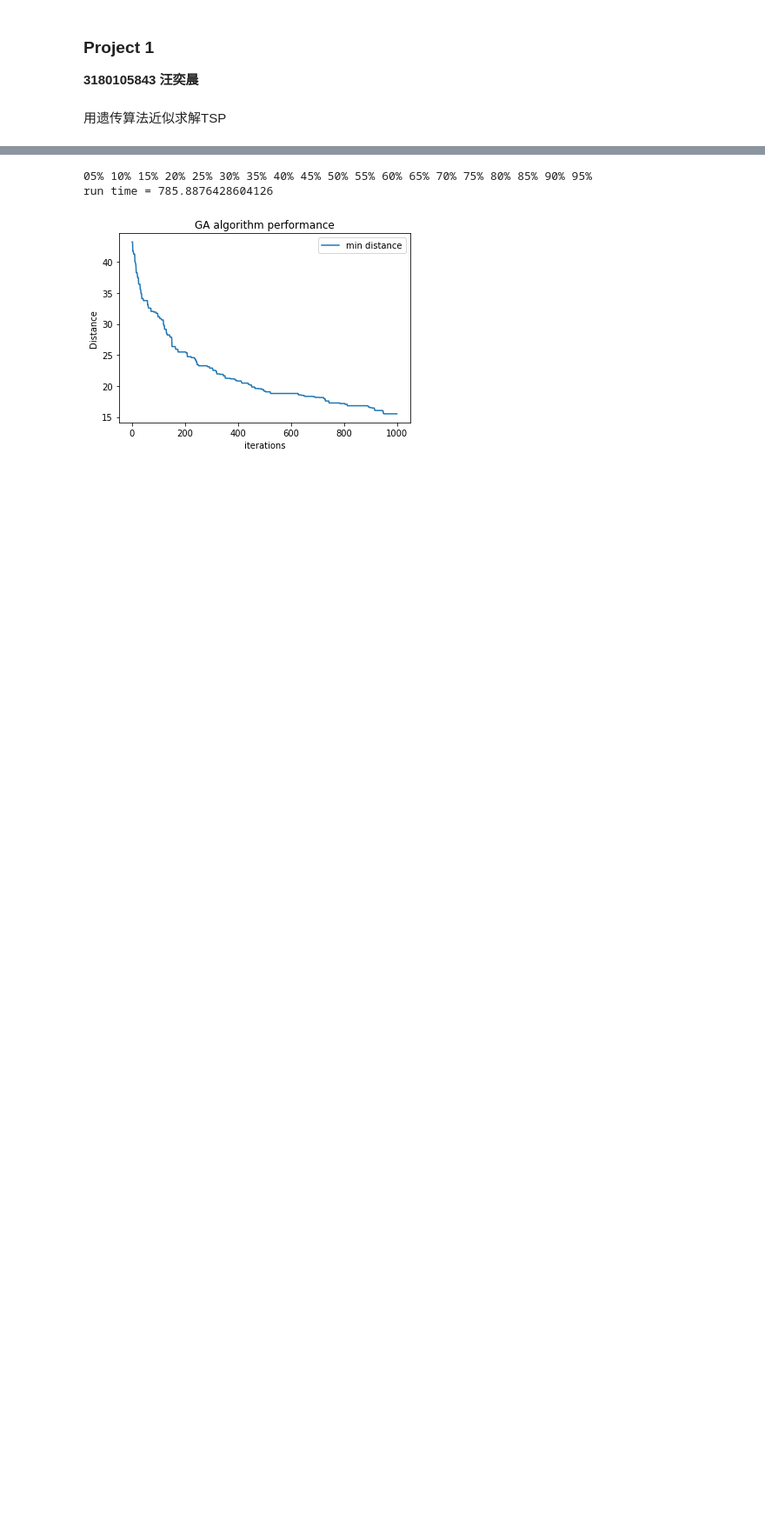
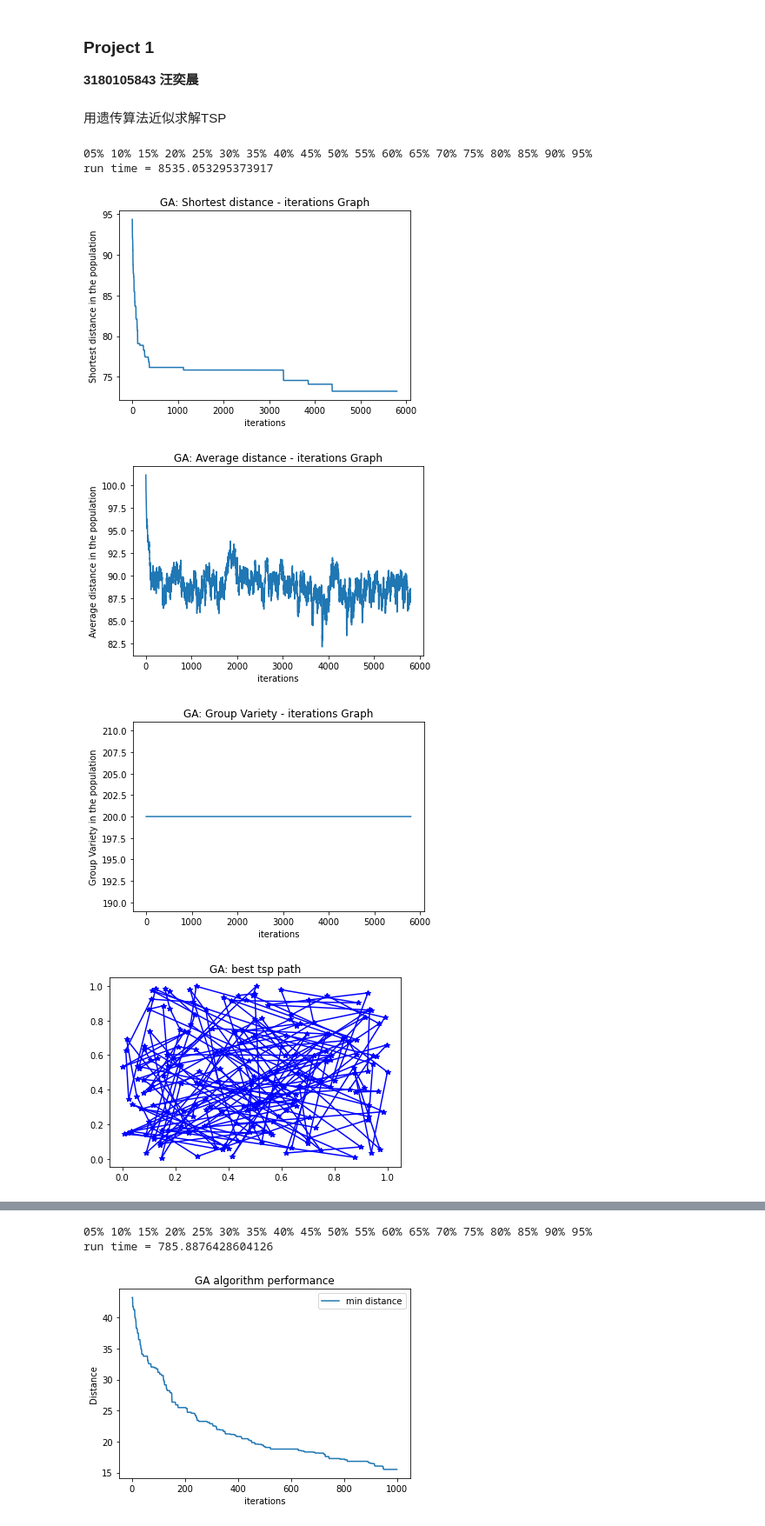
Before and after one commit to handsome12138/ComputerSimulationGit, a Jupyter notebook: Homework/proj1/proj1.ipynb, the cells around one changed output, grey strips where cells are left out. Shown at 87% size. Drawn from its saved outputs; the diff is of its cells as text; code cells hidden in the pictures; blank space fills up the shorter version.

```diff
--- a/Homework/proj1/proj1.ipynb
+++ b/Homework/proj1/proj1.ipynb
@@ -652,8 +667,21 @@ class testmodule():
             plt.savefig(savepath)
         plt.show()
 # %%
-tsp_size = 50
-group_size = 100
+tsp_size = 200
+group_size = 200
 dots = np.random.rand(2, tsp_size)
 tsp = tsp_genetic(dots, group_size = group_size)
+# %%
+tsp.evolute(5800, SA=False, UPD=True)
+tsp.plot_record(1)
+tsp.plot_record(2)
+tsp.plot_record(3)
+tsp.plot_cities()
+# %% [output]
+05% 10% 15% 20% 25% 30% 35% 40% 45% 50% 55% 60% 65% 70% 75% 80% 85% 90% 95%
+run time = 8535.053295373917
+[figure, added]
+[figure, added]
+[figure, added]
+[figure, added]
 # %%
```
Also changed, not shown: parts of 14 cells of this notebook, 20 other files.
